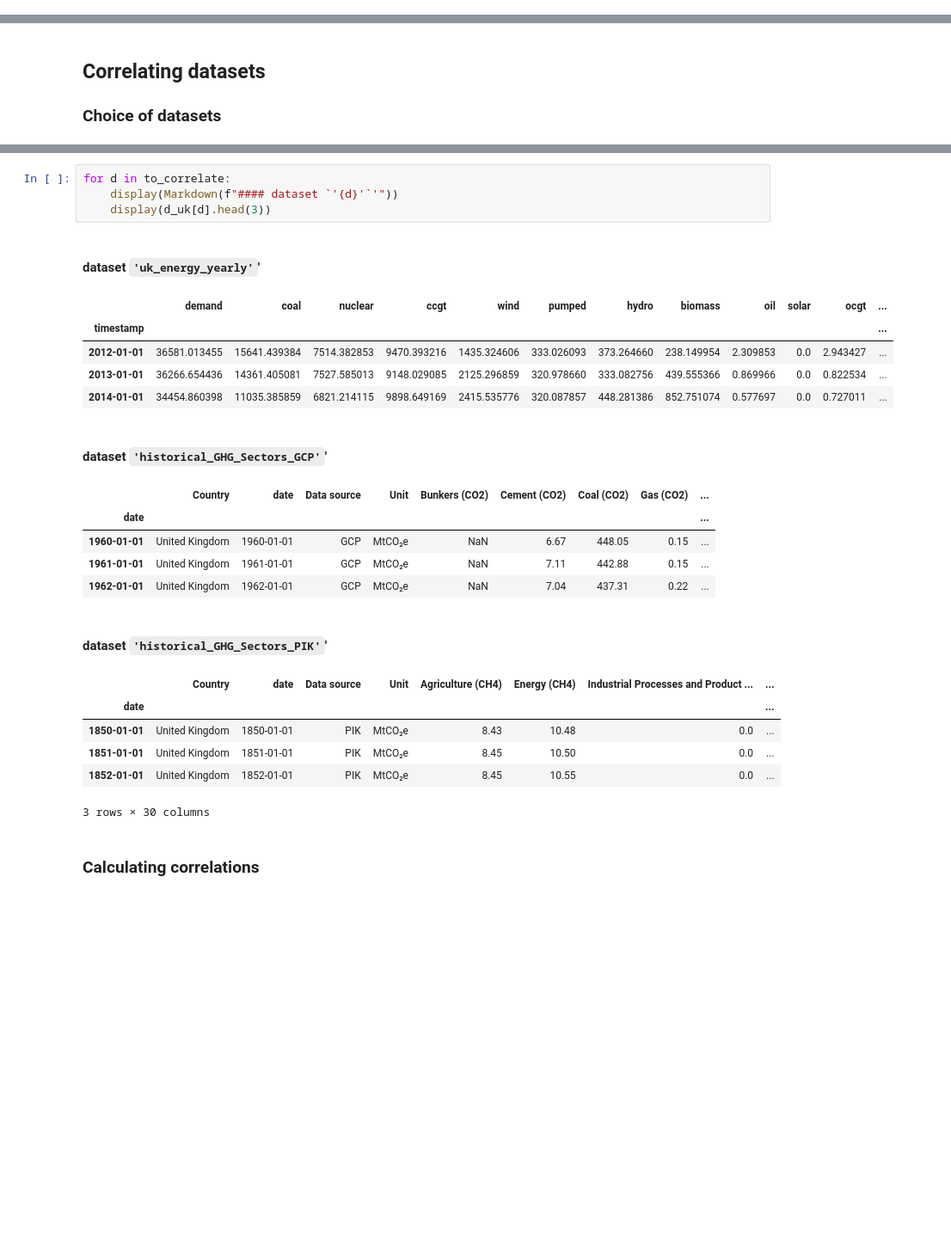
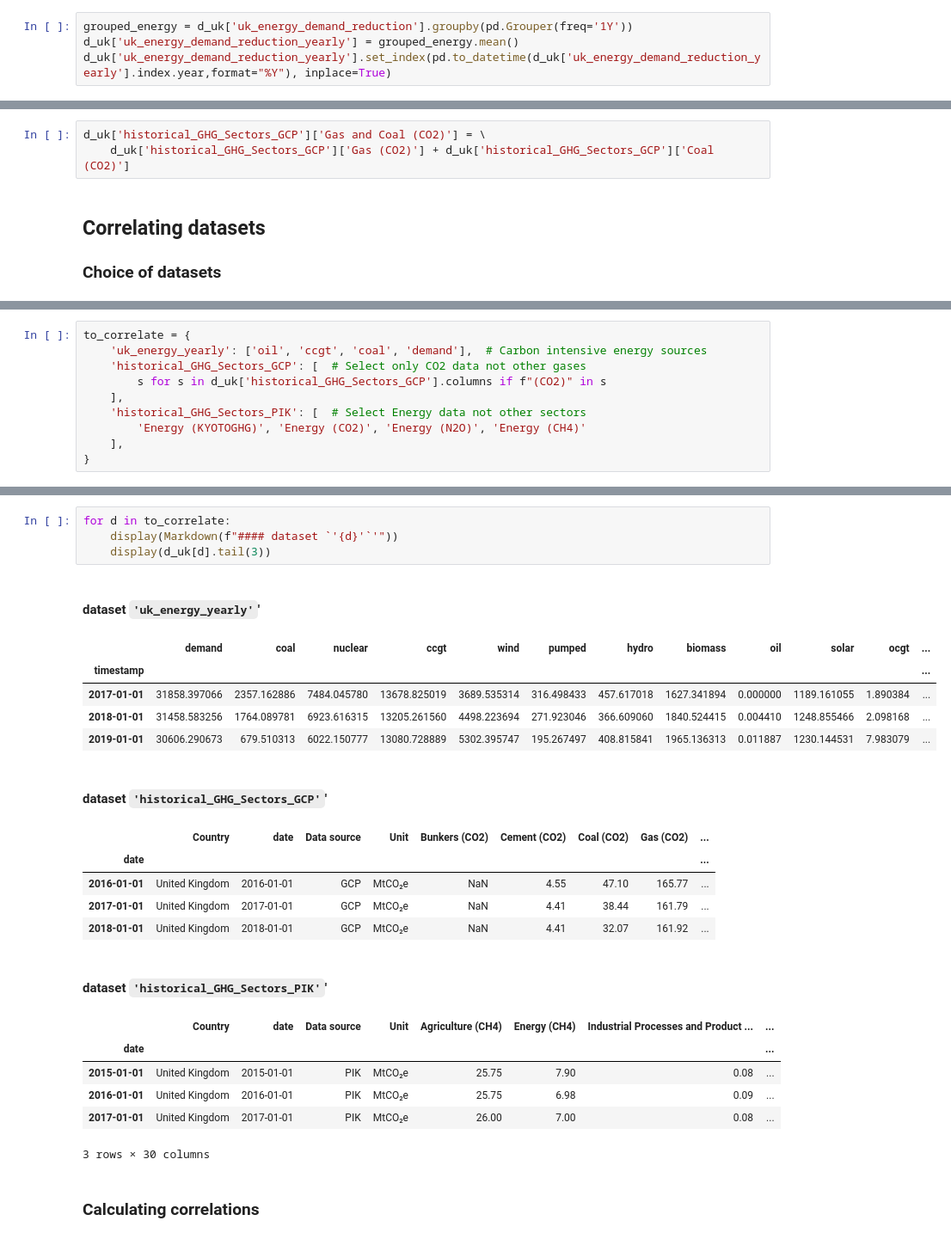
Before and after one commit to BristolFluFighters/BristolFluFighters_NERCHackathonTwo_Recovery, a Jupyter notebook: correlate.ipynb, the cells around one changed output, grey strips where cells are left out. Shown at 86% size. Saved outputs shown, nothing was run; the diff lists cells and outputs as text; blank space fills up the shorter version.

```diff
--- a/correlate.ipynb
+++ b/correlate.ipynb
@@ -33,3 +42,7 @@ grouped_energy = d_uk['uk_energy_daily'].groupby(pd.Grouper(freq='1Y'))
 years_with_enough_data = grouped_energy.count()["dayofyear"]>350
 d_uk['uk_energy_yearly'] = grouped_energy.mean()[years_with_enough_data]
 d_uk['uk_energy_yearly'].set_index(pd.to_datetime(d_uk['uk_energy_yearly'].index.year,format="%Y"), inplace=True)
+# %%
+grouped_energy = d_uk['uk_energy_demand_reduction'].groupby(pd.Grouper(freq='1Y'))
+d_uk['uk_energy_demand_reduction_yearly'] = grouped_energy.mean()
+d_uk['uk_energy_demand_reduction_yearly'].set_index(pd.to_datetime(d_uk['uk_energy_demand_reduction_yearly'].index.year,format="%Y"), inplace=True)
@@ -36,3 +57,6 @@ d_uk['uk_energy_yearly'].set_index(pd.to_datetime(d_uk['uk_energy_yearly'].index
+# %%
+d_uk['historical_GHG_Sectors_GCP']['Gas and Coal (CO2)'] = \
+    d_uk['historical_GHG_Sectors_GCP']['Gas (CO2)'] + d_uk['historical_GHG_Sectors_GCP']['Coal (CO2)']
 # %% [markdown]
 ## Correlating datasets
 
@@ -55,0 +70,10 @@ to_correlate = {
+# %%
+to_correlate = {
+    'uk_energy_yearly': ['oil', 'ccgt', 'coal', 'demand'],  # Carbon intensive energy sources
+    'historical_GHG_Sectors_GCP': [  # Select only CO2 data not other gases
+        s for s in d_uk['historical_GHG_Sectors_GCP'].columns if f"(CO2)" in s
+    ],
+    'historical_GHG_Sectors_PIK': [  # Select Energy data not other sectors
+        'Energy (KYOTOGHG)', 'Energy (CO2)', 'Energy (N2O)', 'Energy (CH4)'
+    ],
+}
@@ -56,26 +88,26 @@ to_correlate = {
 # %%
 for d in to_correlate:
     display(Markdown(f"#### dataset `'{d}'`'"))
-    display(d_uk[d].head(3))
+    display(d_uk[d].tail(3))
 # %% [output]
 #### dataset `'uk_energy_yearly'`'
 |  | demand | coal | nuclear | ccgt | wind | pumped | hydro | biomass | oil | solar | ocgt | ... |
 | timestamp |  |  |  |  |  |  |  |  |  |  |  | ... |
-| 2012-01-01 | 36581.013455 | 15641.439384 | 7514.382853 | 9470.393216 | 1435.324606 | 333.026093 | 373.264660 | 238.149954 | 2.309853 | 0.0 | 2.943427 | ... |
-| 2013-01-01 | 36266.654436 | 14361.405081 | 7527.585013 | 9148.029085 | 2125.296859 | 320.978660 | 333.082756 | 439.555366 | 0.869966 | 0.0 | 0.822534 | ... |
-| 2014-01-01 | 34454.860398 | 11035.385859 | 6821.214115 | 9898.649169 | 2415.535776 | 320.087857 | 448.281386 | 852.751074 | 0.577697 | 0.0 | 0.727011 | ... |
+| 2017-01-01 | 31858.397066 | 2357.162886 | 7484.045780 | 13678.825019 | 3689.535314 | 316.498433 | 457.617018 | 1627.341894 | 0.000000 | 1189.161055 | 1.890384 | ... |
+| 2018-01-01 | 31458.583256 | 1764.089781 | 6923.616315 | 13205.261560 | 4498.223694 | 271.923046 | 366.609060 | 1840.524415 | 0.004410 | 1248.855466 | 2.098168 | ... |
+| 2019-01-01 | 30606.290673 | 679.510313 | 6022.150777 | 13080.728889 | 5302.395747 | 195.267497 | 408.815841 | 1965.136313 | 0.011887 | 1230.144531 | 7.983079 | ... |
 #### dataset `'historical_GHG_Sectors_GCP'`'
 |  | Country | date | Data source | Unit | Bunkers (CO2) | Cement (CO2) | Coal (CO2) | Gas (CO2) | ... |
 | date |  |  |  |  |  |  |  |  | ... |
-| 1960-01-01 | United Kingdom | 1960-01-01 | GCP | MtCO₂e | NaN | 6.67 | 448.05 | 0.15 | ... |
-| 1961-01-01 | United Kingdom | 1961-01-01 | GCP | MtCO₂e | NaN | 7.11 | 442.88 | 0.15 | ... |
-| 1962-01-01 | United Kingdom | 1962-01-01 | GCP | MtCO₂e | NaN | 7.04 | 437.31 | 0.22 | ... |
+| 2016-01-01 | United Kingdom | 2016-01-01 | GCP | MtCO₂e | NaN | 4.55 | 47.10 | 165.77 | ... |
+| 2017-01-01 | United Kingdom | 2017-01-01 | GCP | MtCO₂e | NaN | 4.41 | 38.44 | 161.79 | ... |
+| 2018-01-01 | United Kingdom | 2018-01-01 | GCP | MtCO₂e | NaN | 4.41 | 32.07 | 161.92 | ... |
 #### dataset `'historical_GHG_Sectors_PIK'`'
 |  | Country | date | Data source | Unit | Agriculture (CH4) | Energy (CH4) | Industrial Processes and Product ... | ... |
 | date |  |  |  |  |  |  |  | ... |
-| 1850-01-01 | United Kingdom | 1850-01-01 | PIK | MtCO₂e | 8.43 | 10.48 | 0.0 | ... |
-| 1851-01-01 | United Kingdom | 1851-01-01 | PIK | MtCO₂e | 8.45 | 10.50 | 0.0 | ... |
-| 1852-01-01 | United Kingdom | 1852-01-01 | PIK | MtCO₂e | 8.45 | 10.55 | 0.0 | ... |
+| 2015-01-01 | United Kingdom | 2015-01-01 | PIK | MtCO₂e | 25.75 | 7.90 | 0.08 | ... |
+| 2016-01-01 | United Kingdom | 2016-01-01 | PIK | MtCO₂e | 25.75 | 6.98 | 0.09 | ... |
+| 2017-01-01 | United Kingdom | 2017-01-01 | PIK | MtCO₂e | 26.00 | 7.00 | 0.08 | ... |
 3 rows × 30 columns
 # %% [markdown]
 ### Calculating correlations
```
Also changed, not shown: parts of 31 cells of this notebook, 1 other file.
